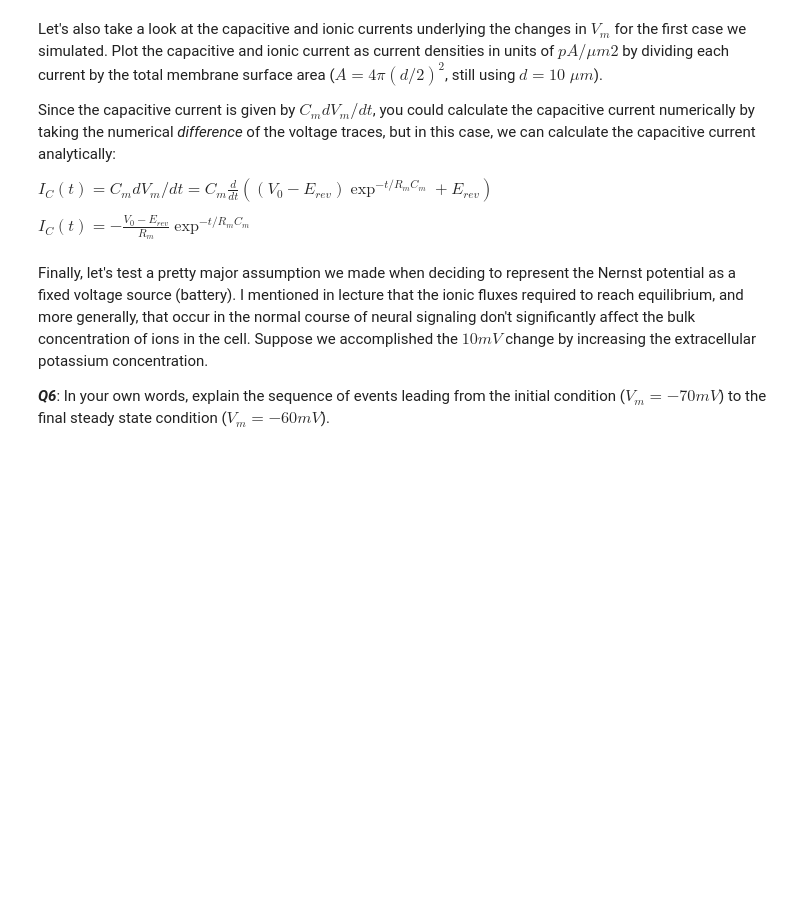
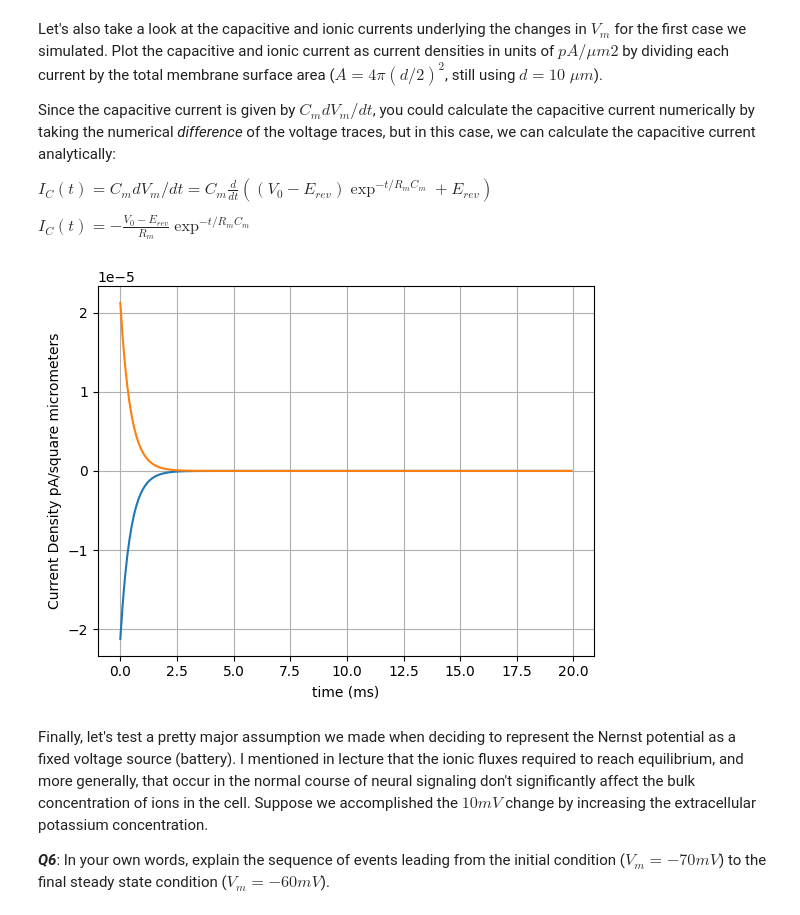
Before and after one commit to Bouncy0Knight/Exercise3, a Jupyter notebook: CompModNervSys_exercise3.ipynb, the cells around one changed output. Saved outputs shown, nothing was run; the diff lists cells and outputs as text; code cells hidden in the pictures; blank space fills up the shorter version.

```diff
--- a/CompModNervSys_exercise3.ipynb
+++ b/CompModNervSys_exercise3.ipynb
@@ -273,3 +285,19 @@ $I_{C}(t) = -\frac{V_{0} - E_{rev}}{R_{m}}\exp^{-t/R_{m}C_{m}}$
+# %%
+Ic = -((V0-E_rev)/Rm)*np.exp(-t/(Rm*Cm))
+d = 10 #microMeters
+IcDensity = Ic/(4*math.pi*(.5*d)**2)
+Iionic = -1*Ic
+IionicDensity = Iionic/(4*math.pi*(.5*d)**2)
+
+fig = plt.figure()
+ax = fig.add_subplot(111)
+ax.plot(t*1e3,IcDensity, label = 'Capacative Current Density')
+ax.plot(t*1e3,IionicDensity,label = "Ionic Current Density")
+ax.set_xlabel('time (ms)')
+ax.set_ylabel('Current Density pA/square micrometers')
+ax.grid(visible=True)
+# %% [output]
+[figure, added]
 # %% [markdown]
 
 Finally, let's test a pretty major assumption we made when deciding to represent the Nernst potential as a fixed voltage source (battery). I mentioned in lecture that the ionic fluxes required to reach equilibrium, and more generally, that occur in the normal course of neural signaling don't significantly affect the bulk concentration of ions in the cell. Suppose we accomplished the $10 mV$ change by increasing the extracellular potassium concentration.
```
Also changed, not shown: parts of 8 cells of this notebook.
